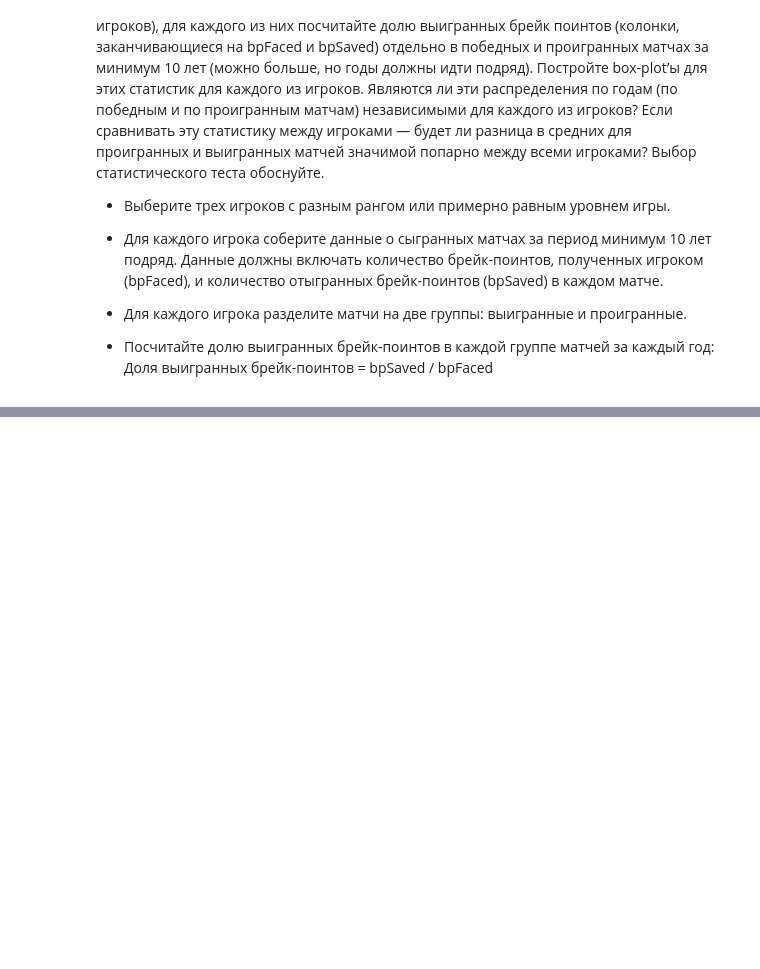
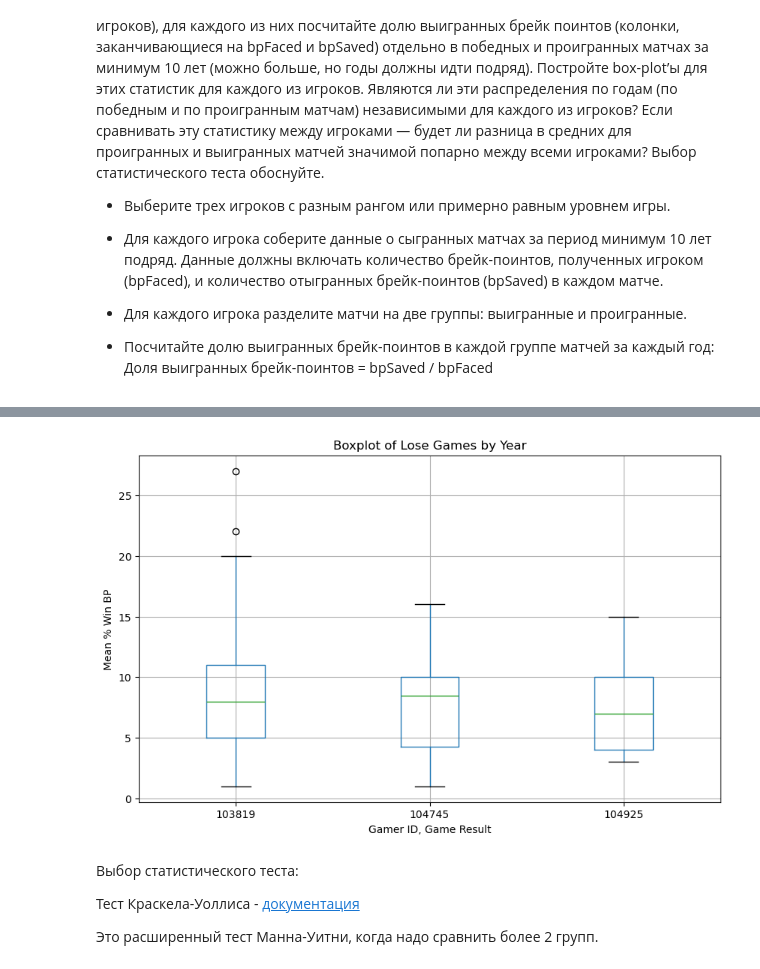
Before and after one commit to Ruugiko/tennis_atp, a Jupyter notebook: tennis.ipynb, the cells around one changed output, grey strips where cells are left out. Cells and saved outputs as stored; diff of their text form; code cells hidden in the pictures; blank space fills up the shorter version.

```diff
--- a/tennis.ipynb
+++ b/tennis.ipynb
@@ -779,0 +853,14 @@ df_4.head()
+# %%
+ax = lose_counts.boxplot(figsize=(10, 6))
+ax.set_title('Boxplot of Lose Games by Year')
+ax.set_xlabel('Gamer ID, Game Result')
+ax.set_ylabel('Mean % Win BP')
+plt.show()
+# %% [output]
+[figure, added]
+# %% [markdown]
+Выбор статистического теста:
+
+Тест Краскела-Уоллиса  - [документация](https://docs.scipy.org/doc/scipy/reference/generated/scipy.stats.kruskal.html)
+
+Это расширенный тест Манна-Уитни, когда надо сравнить более 2 групп.
```
Also changed, not shown: parts of 18 cells of this notebook, 4 other files.
